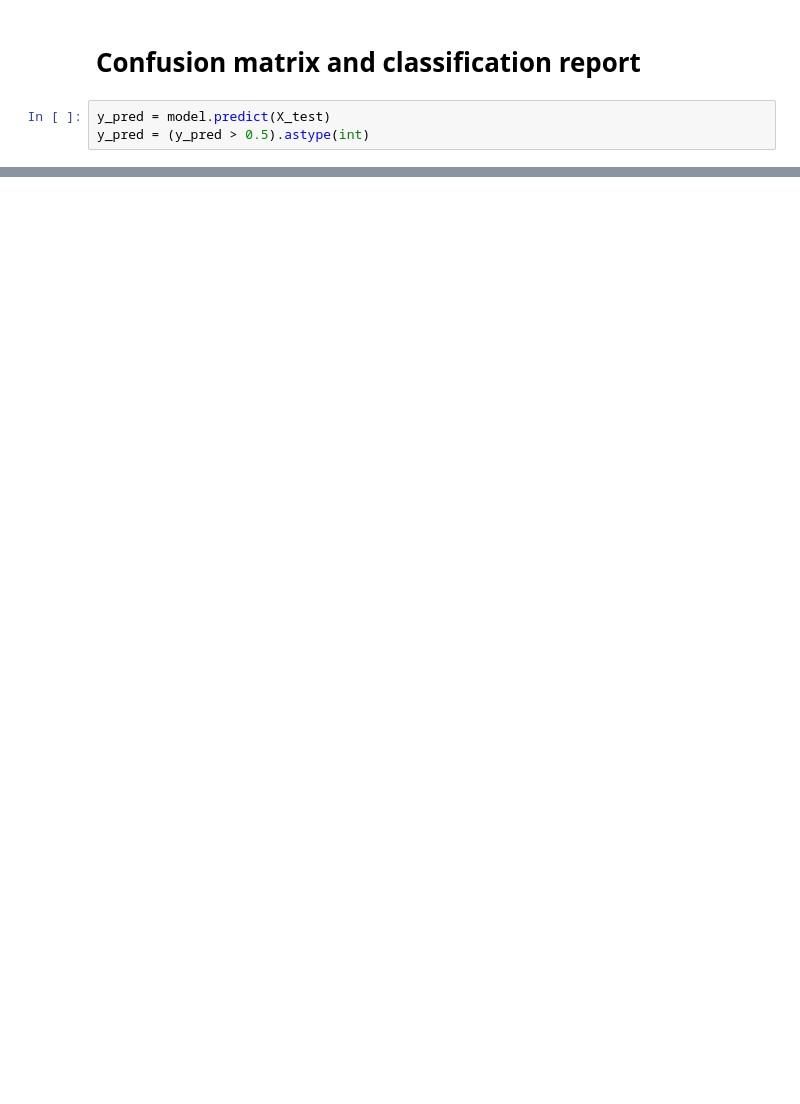
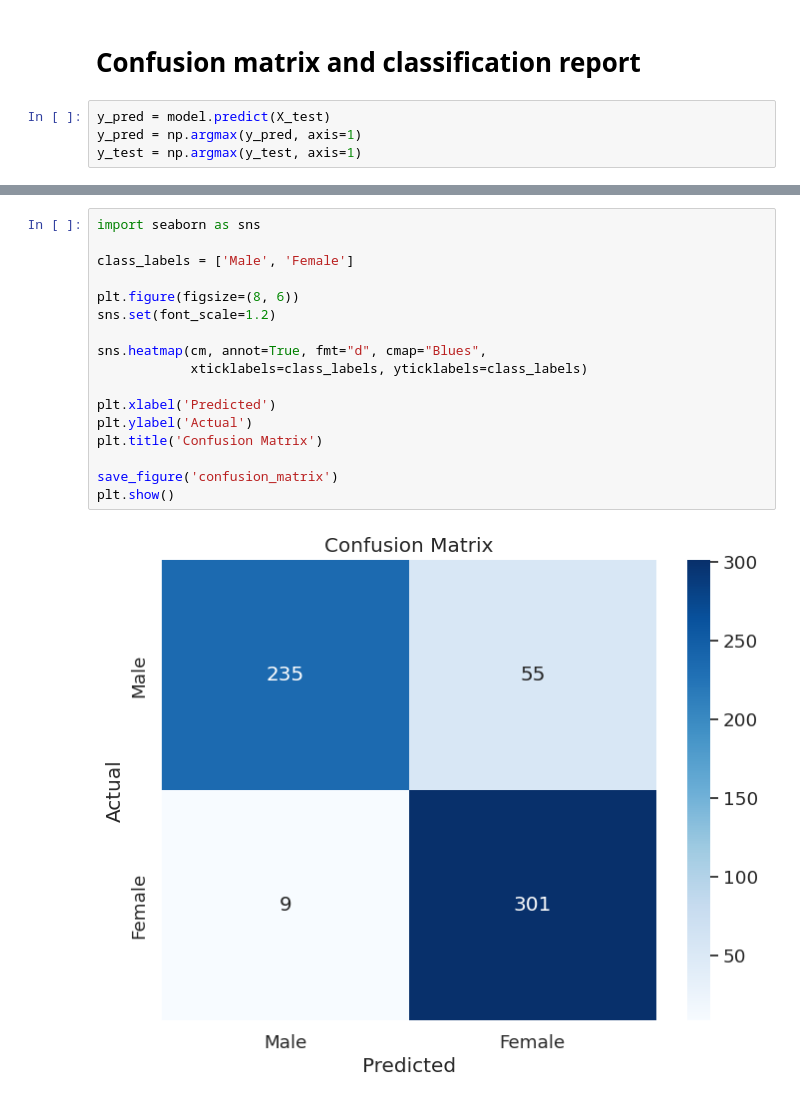
Before and after one commit to linx02/genderpredictor, a Jupyter notebook: jupyter_notebooks/03 - Model.ipynb, the cells around one changed output, grey strips where cells are left out. Saved outputs shown, nothing was run; the diff lists cells and outputs as text; blank space fills up the shorter version.

```diff
--- a/jupyter_notebooks/03 - Model.ipynb
+++ b/jupyter_notebooks/03 - Model.ipynb
@@ -450,4 +505,5 @@ plt.show()
 # Confusion matrix and classification report
 # %%
 y_pred = model.predict(X_test)
-y_pred = (y_pred > 0.5).astype(int)
+y_pred = np.argmax(y_pred, axis=1)
+y_test = np.argmax(y_test, axis=1)
@@ -458,3 +520,22 @@ print(cm)
+# %%
+import seaborn as sns
+
+class_labels = ['Male', 'Female']
+
+plt.figure(figsize=(8, 6))
+sns.set(font_scale=1.2)
+
+sns.heatmap(cm, annot=True, fmt="d", cmap="Blues",
+            xticklabels=class_labels, yticklabels=class_labels)
+
+plt.xlabel('Predicted')
+plt.ylabel('Actual')
+plt.title('Confusion Matrix')
+
+save_figure('confusion_matrix')
+plt.show()
+# %% [output]
+[figure, added]
 # %%
 accuracy = accuracy_score(y_test, y_pred)
 precision = precision_score(y_test, y_pred)
```
Also changed, not shown: parts of 16 cells of this notebook, 6 other files.
